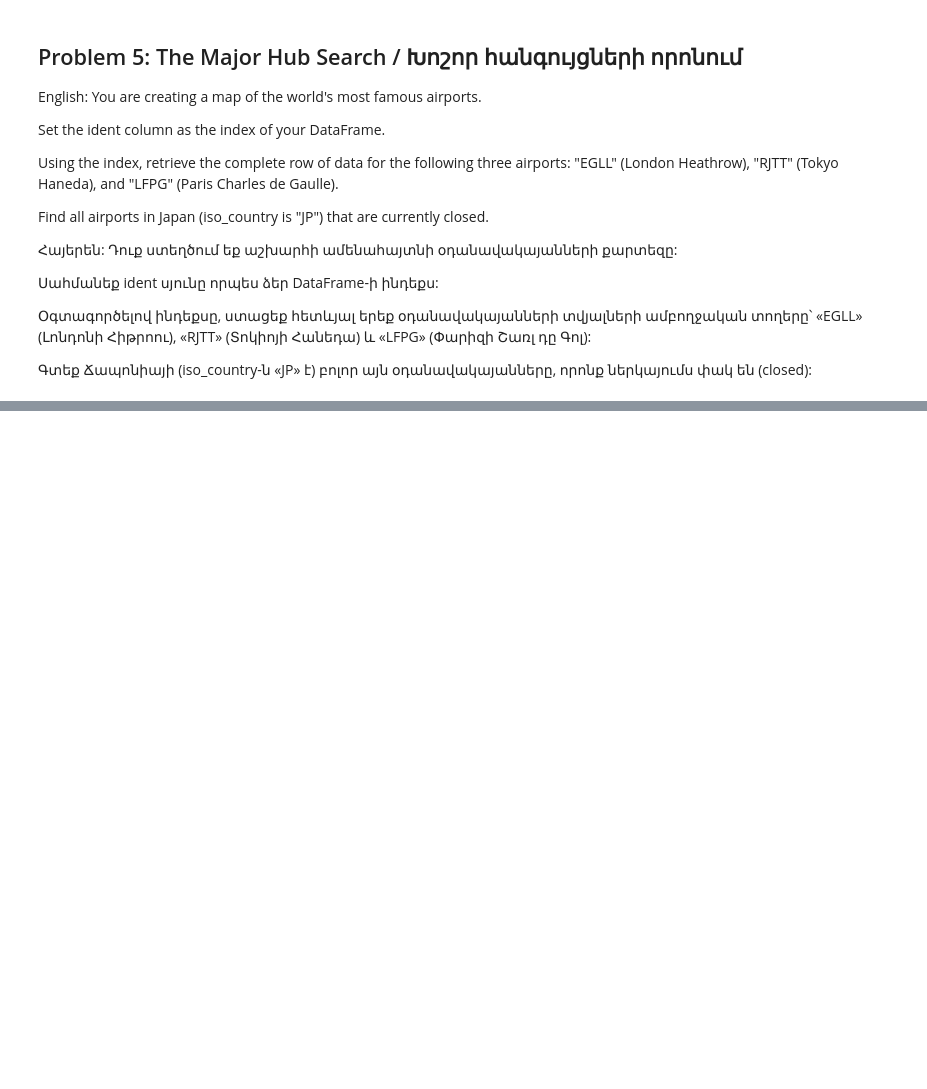
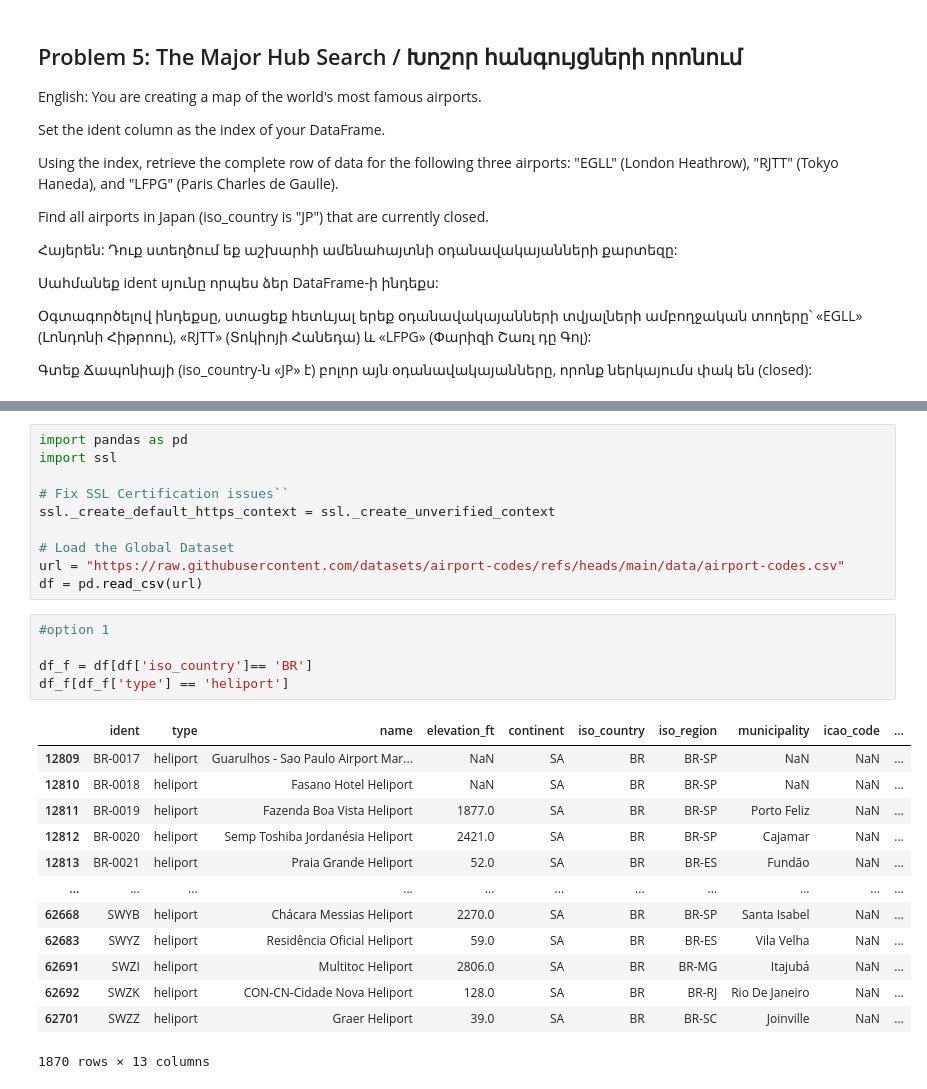
Before and after one commit to iamlajoya21/ml_bootcamp, a Jupyter notebook: Homeworks/homework11.ipynb, the cells around one changed output, grey strips where cells are left out. Drawn from its saved outputs; the diff is of its cells as text; blank space fills up the shorter version.

```diff
--- a/Homeworks/homework11.ipynb
+++ b/Homeworks/homework11.ipynb
@@ -86,0 +120,29 @@ Find all airports in Japan (iso_country is "JP") that are currently closed.
+# %%
+import pandas as pd
+import ssl
+
+# Fix SSL Certification issues``
+ssl._create_default_https_context = ssl._create_unverified_context
+
+# Load the Global Dataset
+url = "https://raw.githubusercontent.com/datasets/airport-codes/refs/heads/main/data/airport-codes.csv"
+df = pd.read_csv(url)
+# %%
+#option 1
+
+df_f = df[df['iso_country']== 'BR']
+df_f[df_f['type'] == 'heliport']
+# %% [output]
+|  | ident | type | name | elevation_ft | continent | iso_country | iso_region | municipality | icao_code | ... |
+| 12809 | BR-0017 | heliport | Guarulhos - Sao Paulo Airport Mar... | NaN | SA | BR | BR-SP | NaN | NaN | ... |
+| 12810 | BR-0018 | heliport | Fasano Hotel Heliport | NaN | SA | BR | BR-SP | NaN | NaN | ... |
+| 12811 | BR-0019 | heliport | Fazenda Boa Vista Heliport | 1877.0 | SA | BR | BR-SP | Porto Feliz | NaN | ... |
+| 12812 | BR-0020 | heliport | Semp Toshiba Jordanésia Heliport | 2421.0 | SA | BR | BR-SP | Cajamar | NaN | ... |
+| 12813 | BR-0021 | heliport | Praia Grande Heliport | 52.0 | SA | BR | BR-ES | Fundão | NaN | ... |
+| ... | ... | ... | ... | ... | ... | ... | ... | ... | ... | ... |
+| 62668 | SWYB | heliport | Chácara Messias Heliport | 2270.0 | SA | BR | BR-SP | Santa Isabel | NaN | ... |
+| 62683 | SWYZ | heliport | Residência Oficial Heliport | 59.0 | SA | BR | BR-ES | Vila Velha | NaN | ... |
+| 62691 | SWZI | heliport | Multitoc Heliport | 2806.0 | SA | BR | BR-MG | Itajubá | NaN | ... |
+| 62692 | SWZK | heliport | CON-CN-Cidade Nova Heliport | 128.0 | SA | BR | BR-RJ | Rio De Janeiro | NaN | ... |
+| 62701 | SWZZ | heliport | Graer Heliport | 39.0 | SA | BR | BR-SC | Joinville | NaN | ... |
+1870 rows × 13 columns
```
Also changed, not shown: parts of 15 cells of this notebook, 1 other file.
